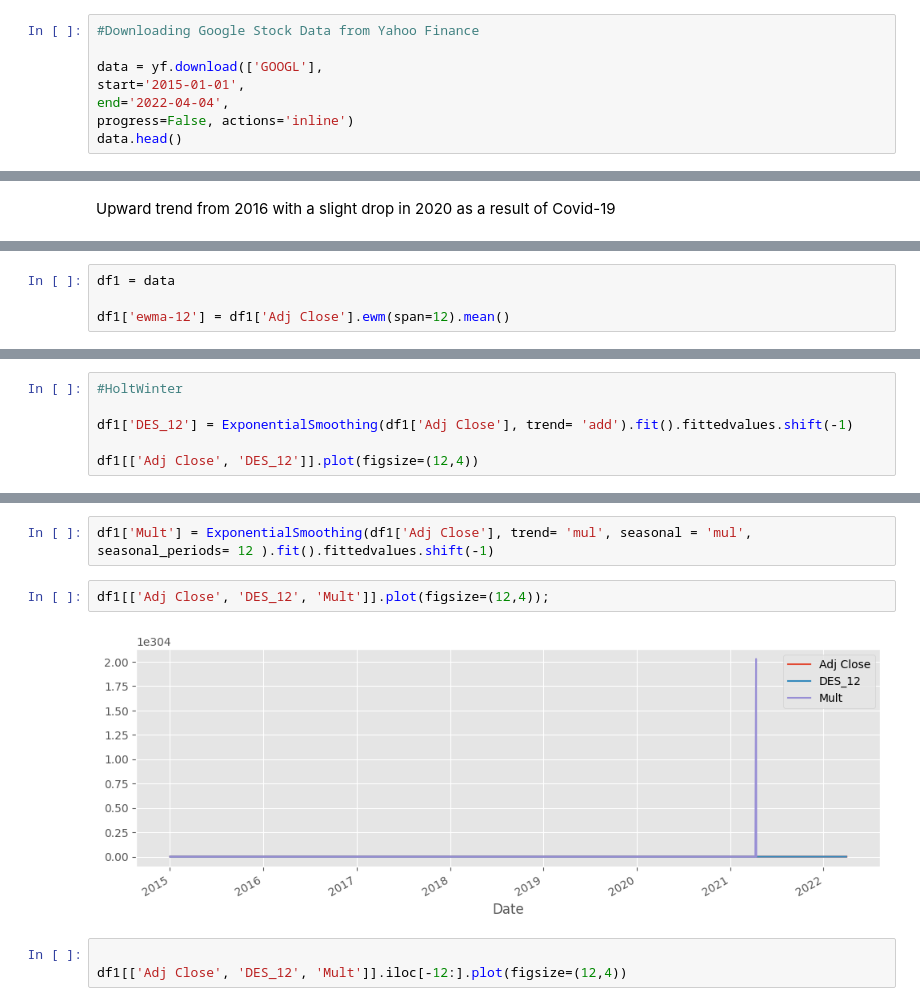
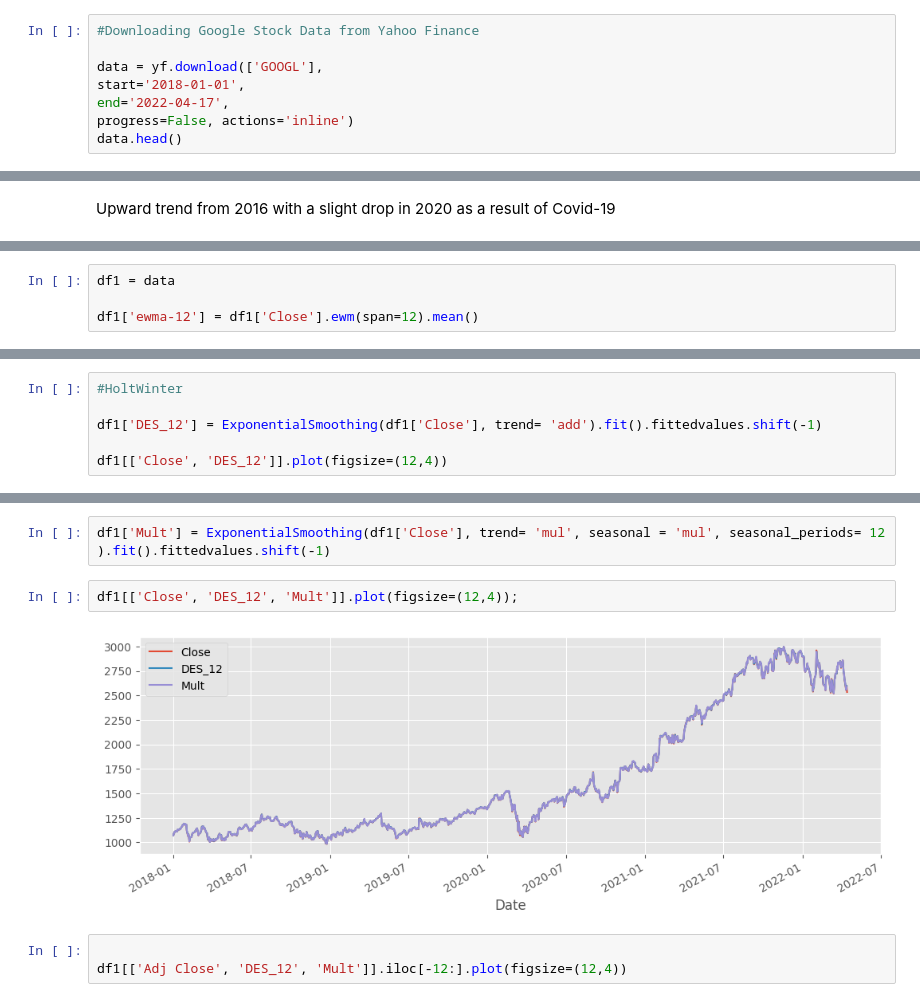
Before and after one commit to 01DaisyLynn/Time-Series-Project, a Jupyter notebook: Team_Miyagi_Google_Stock_Price_Prediction.ipynb, the cells around one changed output, grey strips where cells are left out. Saved outputs shown, nothing was run; the diff lists cells and outputs as text.

```diff
--- a/Team_Miyagi_Google_Stock_Price_Prediction.ipynb
+++ b/Team_Miyagi_Google_Stock_Price_Prediction.ipynb
@@ -155,8 +156,8 @@ import tensorflow as tf
 #Downloading Google Stock Data from Yahoo Finance
 
 data = yf.download(['GOOGL'],
-start='2015-01-01',
-end='2022-04-04',
+start='2018-01-01',
+end='2022-04-17',
 progress=False, actions='inline')
 data.head()
 # %% [output]
@@ -541,5 +560,5 @@ plt.show()
 # %%
 df1 = data
 
-df1['ewma-12'] = df1['Adj Close'].ewm(span=12).mean()
+df1['ewma-12'] = df1['Close'].ewm(span=12).mean()
 # %%
@@ -549,8 +568,8 @@ df1[['ewma-12', 'Adj Close']].plot(figsize=(12, 10));
 # %%
 #HoltWinter
 
-df1['DES_12'] = ExponentialSmoothing(df1['Adj Close'], trend= 'add').fit().fittedvalues.shift(-1)
+df1['DES_12'] = ExponentialSmoothing(df1['Close'], trend= 'add').fit().fittedvalues.shift(-1)
 
-df1[['Adj Close', 'DES_12']].plot(figsize=(12,4))
+df1[['Close', 'DES_12']].plot(figsize=(12,4))
 # %% [output]
 <matplotlib.axes._subplots.AxesSubplot at 0x...>
@@ -563,9 +582,9 @@ df1[['Adj Close', 'DES_12']].iloc[-24:].plot(figsize=(12,4));
 # %%
-df1['Mult'] = ExponentialSmoothing(df1['Adj Close'], trend= 'mul', seasonal = 'mul', seasonal_periods= 12 ).fit().fittedvalues.shift(-1)
+df1['Mult'] = ExponentialSmoothing(df1['Close'], trend= 'mul', seasonal = 'mul', seasonal_periods= 12 ).fit().fittedvalues.shift(-1)
 # %%
-df1[['Adj Close', 'DES_12', 'Mult']].plot(figsize=(12,4));
+df1[['Close', 'DES_12', 'Mult']].plot(figsize=(12,4));
 # %% [output]
-[figure, old version]
+[figure, new version]
 # %%
 
 df1[['Adj Close', 'DES_12', 'Mult']].iloc[-12:].plot(figsize=(12,4))
```
Also changed, not shown: parts of 50 cells of this notebook.
